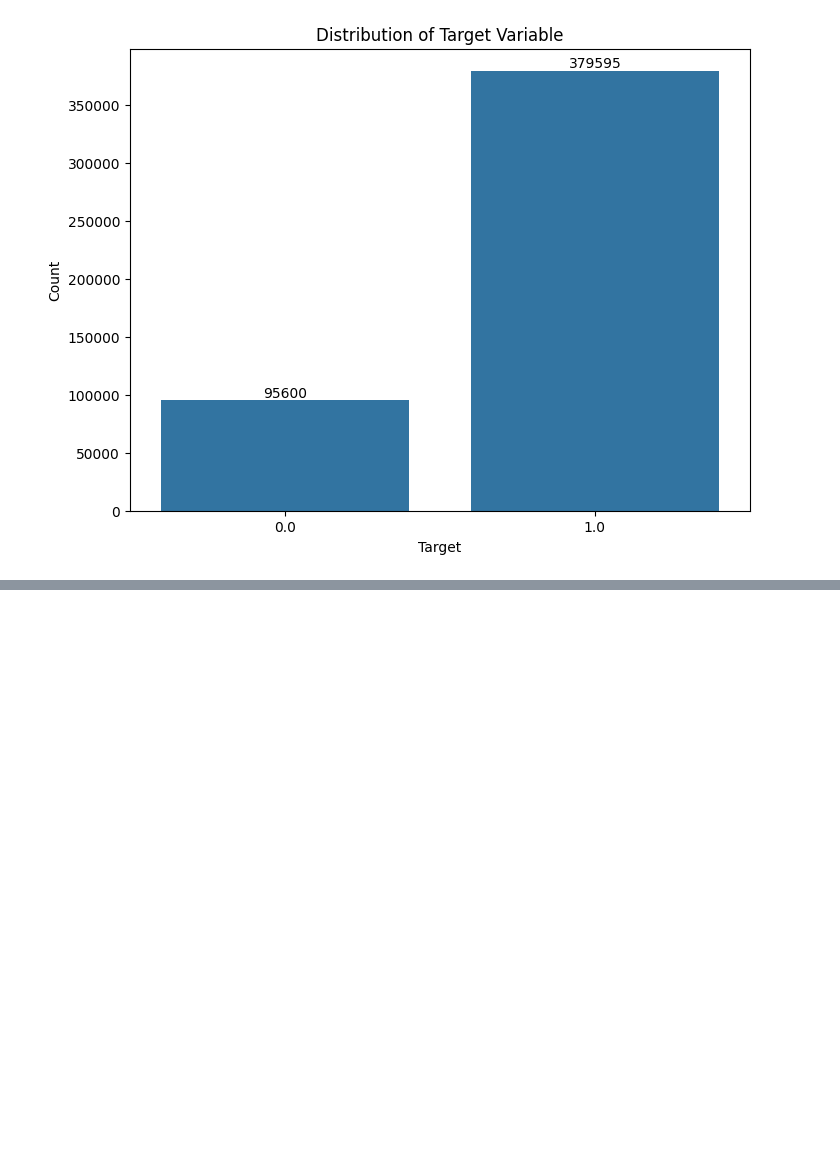
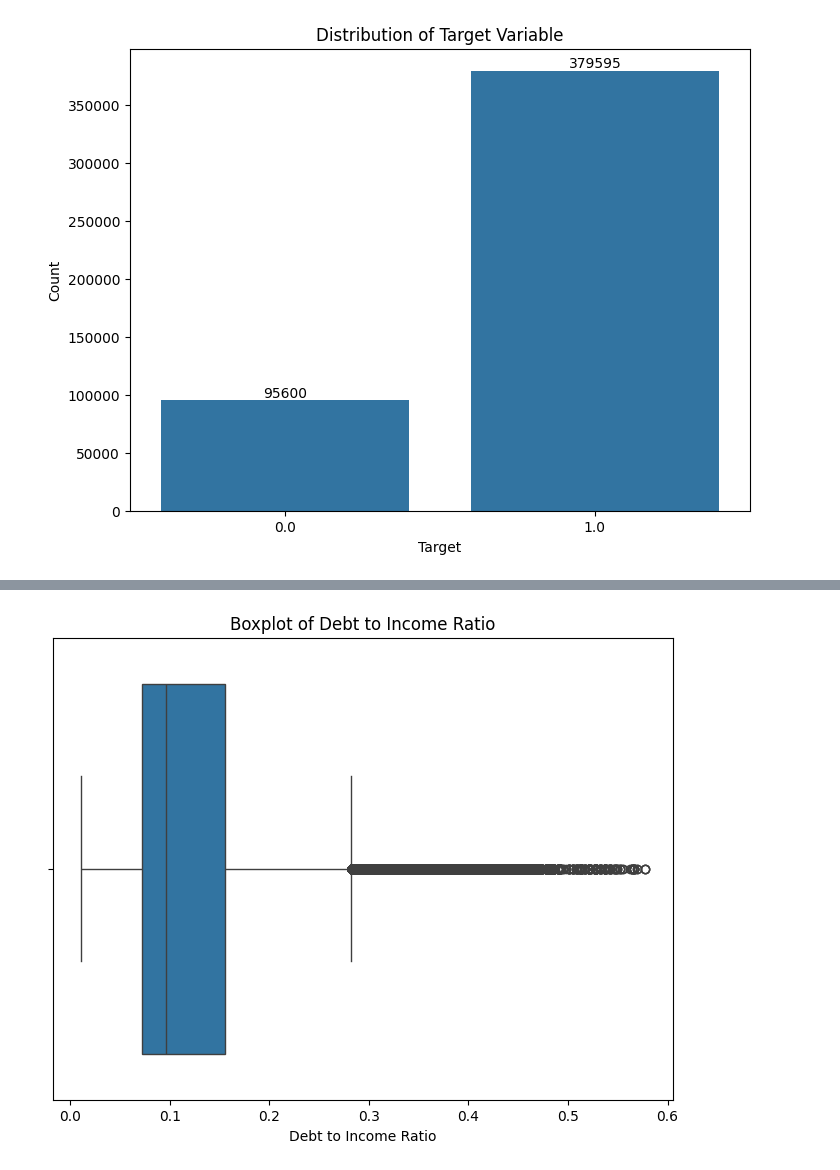
Before and after one commit to BCBeeravelly/mlops-loan-payback, a Jupyter notebook: notebooks/01_initial_eda.ipynb, the cells around one changed output, grey strips where cells are left out. Drawn from its saved outputs; the diff is of its cells as text; code cells hidden in the pictures; blank space fills up the shorter version.

```diff
--- a/notebooks/01_initial_eda.ipynb
+++ b/notebooks/01_initial_eda.ipynb
@@ -88,0 +153,9 @@ plt.show()
+# %%
+# Box plot of debt_to_income_ratio
+plt.figure(figsize=(8, 6))
+sns.boxplot(x=train_df['debt_to_income_ratio'])
+plt.title('Boxplot of Debt to Income Ratio')
+plt.xlabel('Debt to Income Ratio')
+plt.show()
+# %% [output]
+[figure, added]
```
Also changed, not shown: parts of 21 cells of this notebook.
